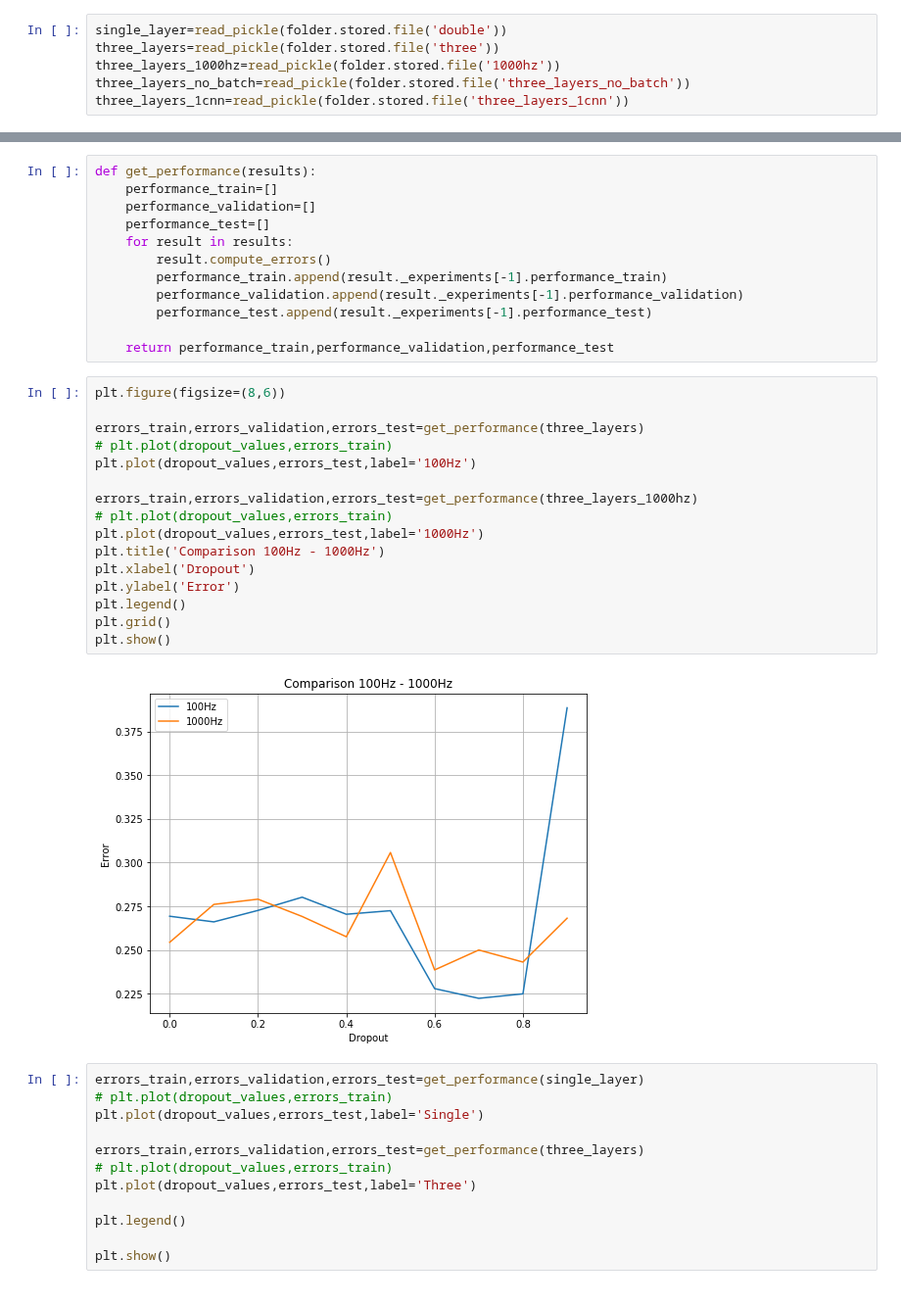
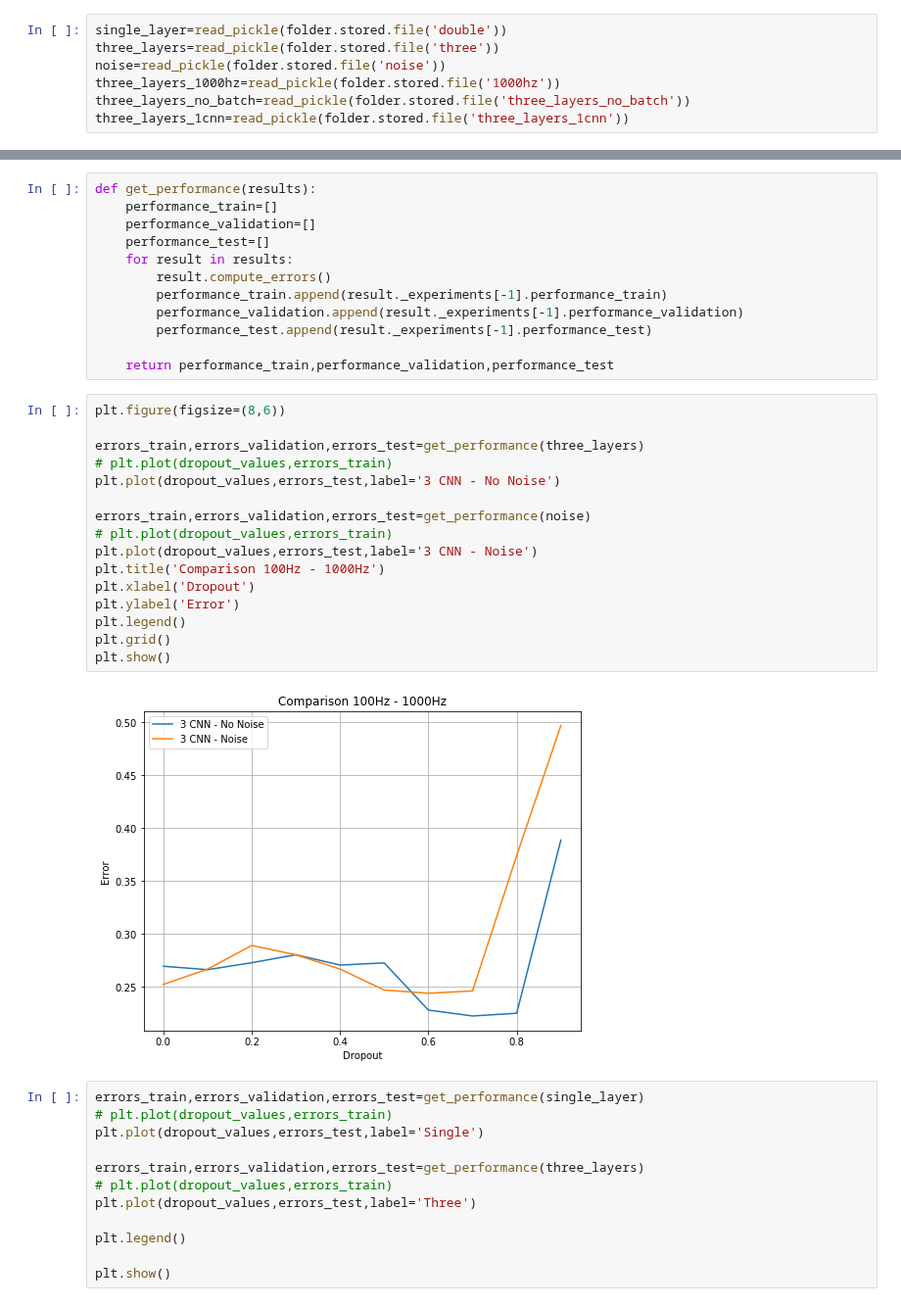
Before and after one commit to deatinor/EEG, a Jupyter notebook: stefano/plot.ipynb, the cells around one changed output, grey strips where cells are left out. Shown at 98% size. Cells and saved outputs as stored; diff of their text form.

```diff
--- a/stefano/plot.ipynb
+++ b/stefano/plot.ipynb
@@ -42,6 +42,7 @@ Reading data from /home/stefano/EEG//stefano//notebook//
 # %%
 single_layer=read_pickle(folder.stored.file('double'))
 three_layers=read_pickle(folder.stored.file('three'))
+noise=read_pickle(folder.stored.file('noise'))
 three_layers_1000hz=read_pickle(folder.stored.file('1000hz'))
 three_layers_no_batch=read_pickle(folder.stored.file('three_layers_no_batch'))
 three_layers_1cnn=read_pickle(folder.stored.file('three_layers_1cnn'))
@@ -64,21 +65,21 @@ def get_performance(results):
 # %%
 plt.figure(figsize=(8,6))
 
 errors_train,errors_validation,errors_test=get_performance(three_layers)
 # plt.plot(dropout_values,errors_train)
-plt.plot(dropout_values,errors_test,label='100Hz')
+plt.plot(dropout_values,errors_test,label='3 CNN - No Noise')
 
-errors_train,errors_validation,errors_test=get_performance(three_layers_1000hz)
+errors_train,errors_validation,errors_test=get_performance(noise)
 # plt.plot(dropout_values,errors_train)
-plt.plot(dropout_values,errors_test,label='1000Hz')
+plt.plot(dropout_values,errors_test,label='3 CNN - Noise')
 plt.title('Comparison 100Hz - 1000Hz')
 plt.xlabel('Dropout')
 plt.ylabel('Error')
 plt.legend()
 plt.grid()
 plt.show()
 # %% [output]
-[figure, old version]
+[figure, new version]
 # %%
 errors_train,errors_validation,errors_test=get_performance(single_layer)
 # plt.plot(dropout_values,errors_train)
```
Also changed, not shown: 3 other files.
